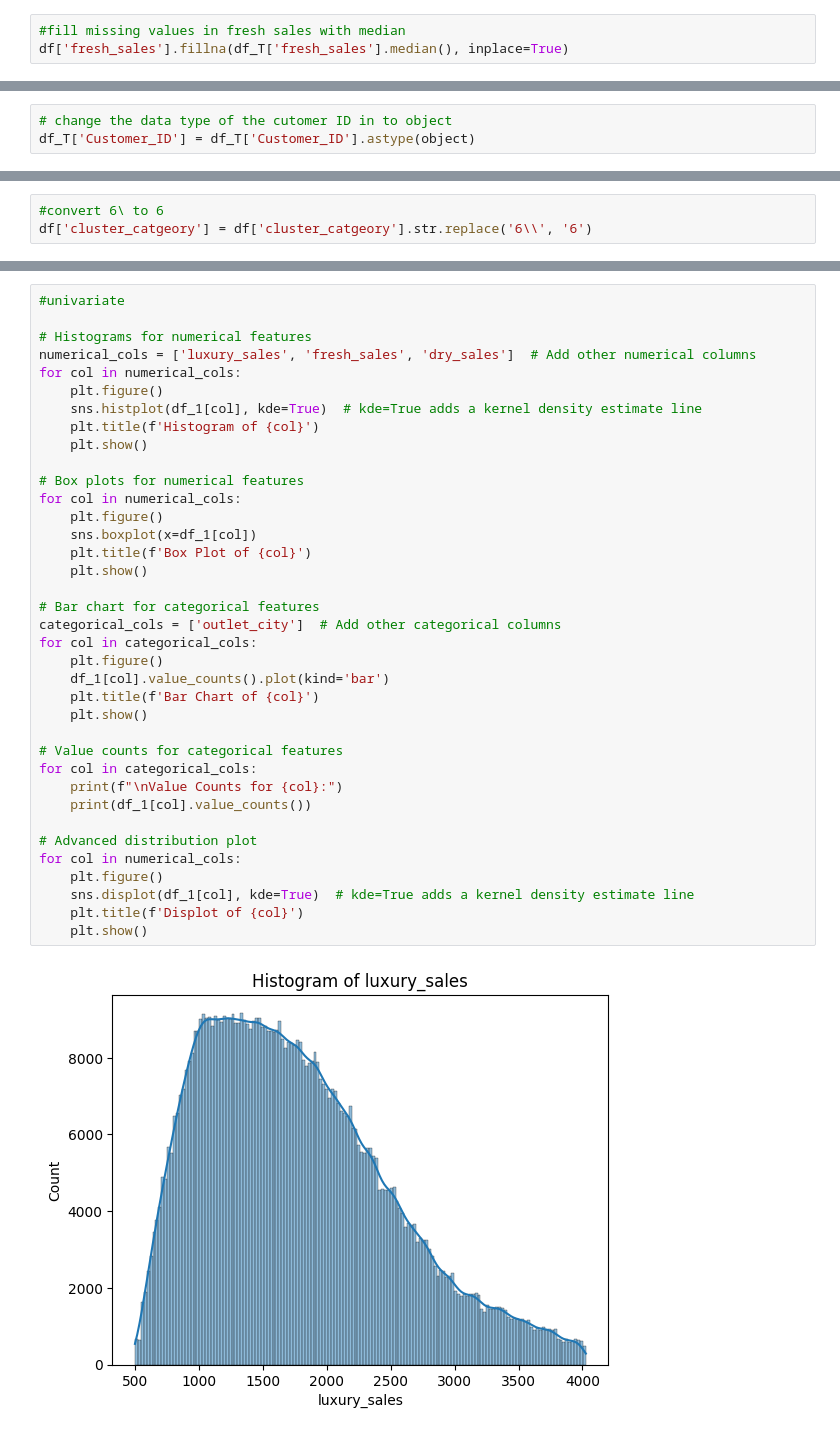
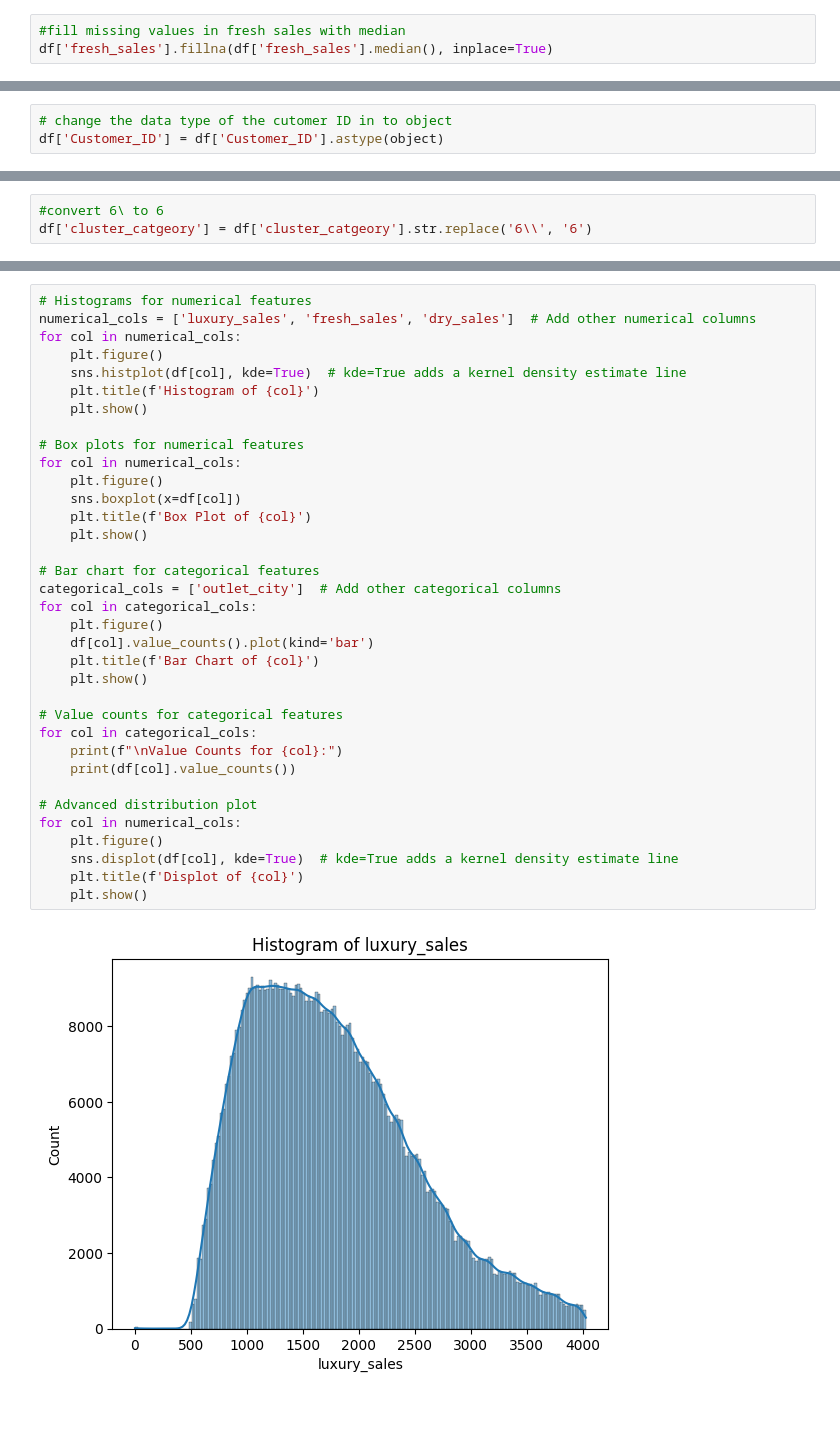
Before and after one commit to team-statstorm/dsplc2025, a Jupyter notebook: dsplc_1.ipynb, the cells around one changed output, grey strips where cells are left out. Saved outputs shown, nothing was run; the diff lists cells and outputs as text.

```diff
--- a/dsplc_1.ipynb
+++ b/dsplc_1.ipynb
@@ -444,3 +493,3 @@ df['dry_sales'].fillna(df['dry_sales'].median(), inplace=True)
 # %%
 #fill missing values in fresh sales with median
-df['fresh_sales'].fillna(df_T['fresh_sales'].median(), inplace=True)
+df['fresh_sales'].fillna(df['fresh_sales'].median(), inplace=True)
@@ -529,3 +601,3 @@ array(['Gampaha', 'Panadura', 'Nuwara Eliya', 'Wattala', 'Moratuwa',
 # %%
 # change the data type of the cutomer ID in to object
-df_T['Customer_ID'] = df_T['Customer_ID'].astype(object)
+df['Customer_ID'] = df['Customer_ID'].astype(object)
@@ -554,41 +640,39 @@ plt.ylabel('Count')
 # %%
-#univariate
-
 # Histograms for numerical features
 numerical_cols = ['luxury_sales', 'fresh_sales', 'dry_sales']  # Add other numerical columns
 for col in numerical_cols:
     plt.figure()
-    sns.histplot(df_1[col], kde=True)  # kde=True adds a kernel density estimate line
+    sns.histplot(df[col], kde=True)  # kde=True adds a kernel density estimate line
     plt.title(f'Histogram of {col}')
     plt.show()
 
 # Box plots for numerical features
 for col in numerical_cols:
     plt.figure()
-    sns.boxplot(x=df_1[col])
+    sns.boxplot(x=df[col])
     plt.title(f'Box Plot of {col}')
     plt.show()
 
 # Bar chart for categorical features
 categorical_cols = ['outlet_city']  # Add other categorical columns
 for col in categorical_cols:
     plt.figure()
-    df_1[col].value_counts().plot(kind='bar')
+    df[col].value_counts().plot(kind='bar')
     plt.title(f'Bar Chart of {col}')
     plt.show()
 
 # Value counts for categorical features
 for col in categorical_cols:
     print(f"\nValue Counts for {col}:")
-    print(df_1[col].value_counts())
+    print(df[col].value_counts())
 
 # Advanced distribution plot
 for col in numerical_cols:
     plt.figure()
-    sns.displot(df_1[col], kde=True)  # kde=True adds a kernel density estimate line
+    sns.displot(df[col], kde=True)  # kde=True adds a kernel density estimate line
     plt.title(f'Displot of {col}')
     plt.show()
 # %% [output]
-[figure, old version]
+[figure, new version]
 [figure]
 [figure]
```
Also changed, not shown: parts of 39 cells of this notebook.
